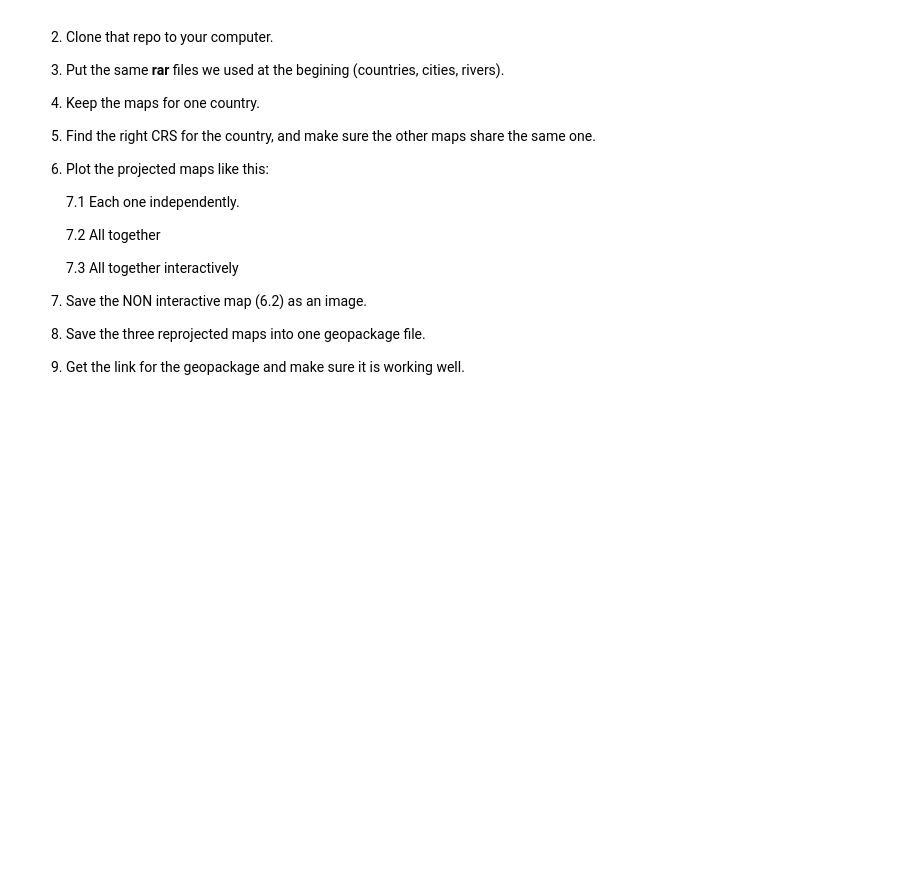
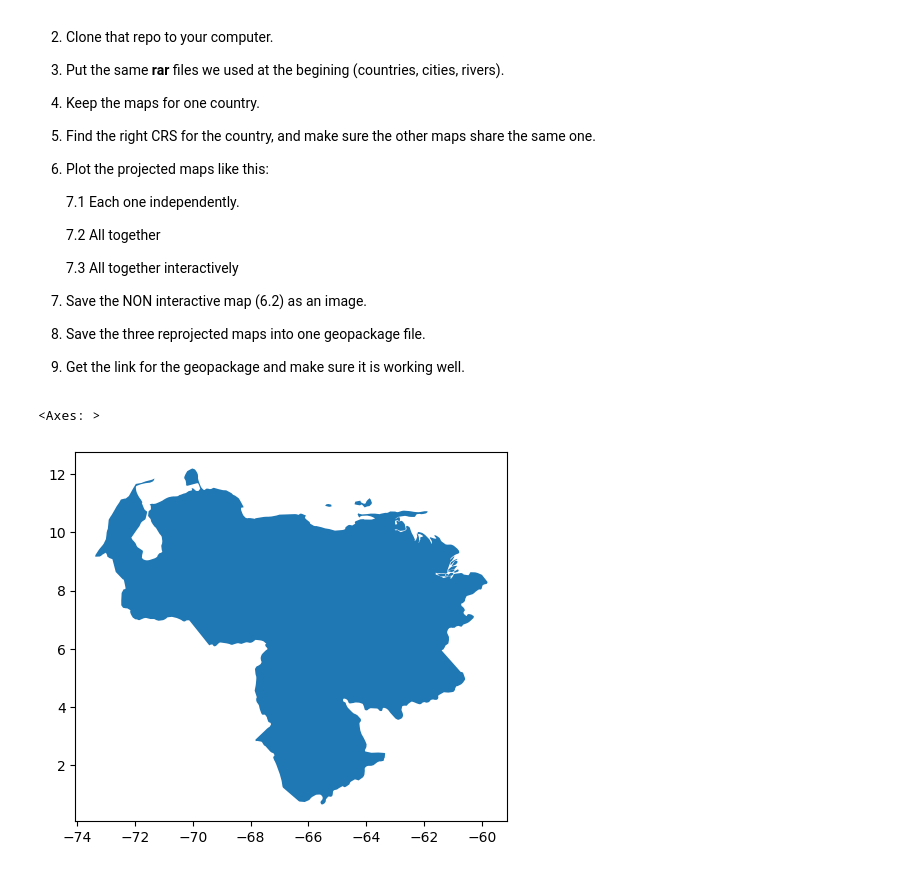
Before and after one commit to gokussj100/simpleplot, a Jupyter notebook: TheGeoDataFrame_intro.ipynb, the cells around one changed output. Drawn from its saved outputs; the diff is of its cells as text; code cells hidden in the pictures; blank space fills up the shorter version.

```diff
--- a/TheGeoDataFrame_intro.ipynb
+++ b/TheGeoDataFrame_intro.ipynb
@@ -459,3 +457,11 @@ Exercise:
 8. Save the NON interactive map (6.2) as an image.
 9. Save the three reprojected maps  into one geopackage file.
 10. Get the link for the geopackage and make sure it is working well.
+# %%
+venezuela=countries[countries.COUNTRY=='Venezuela']
+# %%
+#Elegimos un pais para observar su mapa en este caso de Venezuela
+venezuela.plot()
+# %% [output]
+<Axes: >
+[figure, added]
```
Also changed, not shown: parts of 4 cells of this notebook.
